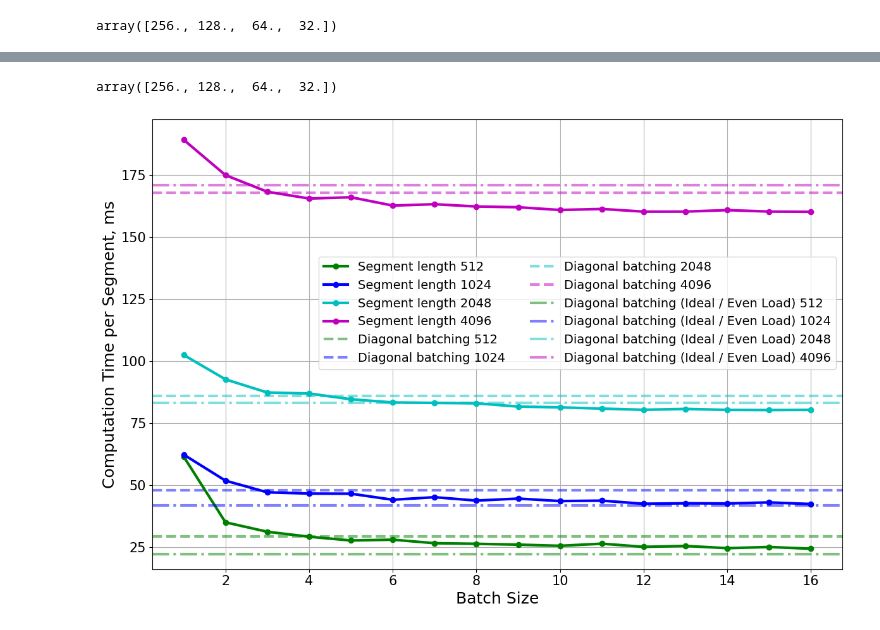
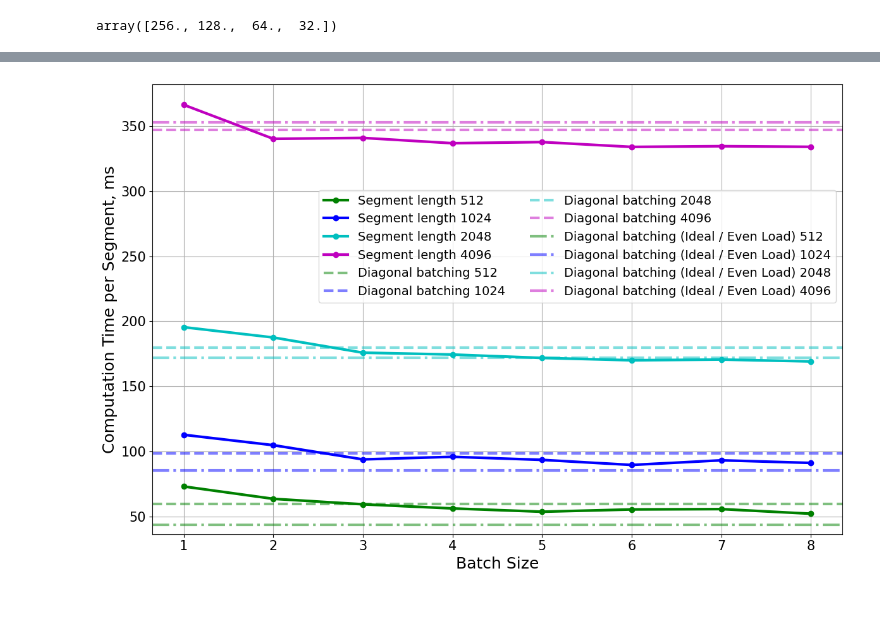
Before and after one commit to svtdanny/diagonal-batching, a Jupyter notebook: paper_experiments/llamas_batch_scaling.ipynb, the cells around one changed output, grey strips where cells are left out. Saved outputs shown, nothing was run; the diff lists cells and outputs as text; code cells hidden in the pictures.

```diff
--- a/paper_experiments/llamas_batch_scaling.ipynb
+++ b/paper_experiments/llamas_batch_scaling.ipynb
@@ -281,3 +229,13 @@ llama_8b = np.array([
+# %%
+llama_160m_amortized = pd.DataFrame(np.array([4.45, 5.541667, 8.5833334, 15.333334]), index=seq_len, columns=["lower_bound_scaling_per_segment"])
+llama_1b_amortized = pd.DataFrame(np.array([10.5, 17.375, 31.6875, 64.3]), index=seq_len, columns=["lower_bound_scaling_per_segment"])
+llama_3b_amortized = pd.DataFrame(np.array([22.214286, 41.785714, 83.035714, 170.7142857]), index=seq_len, columns=["lower_bound_scaling_per_segment"])
+llama_8b_amortized = pd.DataFrame(np.array([43.4375, 85.208333,171.875, 353.125]), index=seq_len, columns=["lower_bound_scaling_per_segment"])
+
+# lower_bound = llama_160m_amortized
+# lower_bound = llama_1b_amortized
+# lower_bound = llama_3b_amortized
+lower_bound = llama_8b_amortized
 # %%
 num_segments
 # %% [output]
@@ -304,3 +242,0 @@ achieved_scaling_per_segment
-# %%
-achieved_scaling_per_segment = pd.DataFrame(np.array([-0, 25.99562/(3.37/0.855), -0, 26.36387/(0.855/0.537)]), index=seq_len, columns=["achieved_scaling_per_segment"])
-achieved_scaling_per_segment
@@ -313,3 +242,0 @@ achieved_scaling_per_segment
-# %%
-achieved_scaling_per_segment = pd.DataFrame(np.array([15.2, 5.69, -0, 26.36387/(0.855/0.537)]), index=seq_len, columns=["achieved_scaling_per_segment"])
-achieved_scaling_per_segment
@@ -322,16 +243,3 @@ achieved_scaling_per_segment
-# %%
-llama_160m_amortized = pd.DataFrame(np.array([4.45, 5.541667, 8.5833334, 15.333334]), index=seq_len, columns=["lower_bound_scaling_per_segment"])
-llama_1b_amortized = pd.DataFrame(np.array([10.5, 17.375, 31.6875, 64.3]), index=seq_len, columns=["lower_bound_scaling_per_segment"])
-llama_3b_amortized = pd.DataFrame(np.array([22.214286, 41.785714, 83.035714, 170.7142857]), index=seq_len, columns=["lower_bound_scaling_per_segment"])
-llama_8b_amortized = pd.DataFrame(np.array([43.4375, 85.208333,171.875, 353.125]), index=seq_len, columns=["lower_bound_scaling_per_segment"])
-
-# lower_bound = llama_160m_amortized
-# lower_bound = llama_1b_amortized
-lower_bound = llama_3b_amortized
-# %%
-num_segments
-# %% [output]
-array([256., 128.,  64.,  32.])
 # %%
 import matplotlib.pyplot as plt
 
@@ -360,39 +268,34 @@ for i, dim in enumerate(seq_len):
 # Add horizontal lines for achieved scaling per segment values
 for i, dim in enumerate(seq_len):
     scaling_value = achieved_scaling_per_segment.loc[dim, 'achieved_scaling_per_segment']
     if scaling_value == 0:
         continue
     plt.axhline(y=scaling_value, color=colors[i], linestyle='--',
                 alpha=0.5, label=f'Diagonal batching {dim}', linewidth=3) # {scaling_value:.6f}
 
 # Add horizontal lines for achieved scaling per segment values
 for i, dim in enumerate(seq_len):
     scaling_value = lower_bound.loc[dim, 'lower_bound_scaling_per_segment']
     if scaling_value == 0:
         continue
     plt.axhline(y=scaling_value, color=colors[i], linestyle='-.',
                 alpha=0.5, label=f'Diagonal batching (Ideal / Even Load) {dim}', linewidth=3)
 
 
 
 
 plt.xlabel('Batch Size', fontsize=18)
 plt.ylabel('Computation Time per Segment, ms', fontsize=18)
 # plt.title('Computation Time per Sample vs Batch Size for Different Hidden Dimensions')
-plt.legend(loc='center right', bbox_to_anchor=(1.0, 0.57), fontsize=14, ncol=2)
-# plt.legend(loc='center right', bbox_to_anchor=(1.0, 0.64), fontsize=14, ncol=2)
+# plt.legend(loc='center right', bbox_to_anchor=(1.0, 0.57), fontsize=14, ncol=2)
+plt.legend(loc='center right', bbox_to_anchor=(1.0, 0.64), fontsize=14, ncol=2)
 # plt.legend(loc='upper right', fontsize=15, ncol=2)
 plt.grid(True)
-# plt.xscale('log', base=2)  # Using log scale for x-axis since batch sizes typically vary exponentially
-# plt.yscale('log', base=2)  # Using log scale for y-axis to better visualize the scaling behavior
-
-# Add horizontal line at y=1 for reference
-# plt.axhline(y=1, color='r', linestyle='--', alpha=0.3)
 
 plt.gca().tick_params(axis='both', which='major', labelsize=15)
 
 plt.tight_layout()
-plt.savefig('/home/jovyan/sivtsov/armt/paper_pdfs/llama_3b_batch_vs_grouped_batching.pdf', bbox_inches='tight')
+plt.savefig(f'{HOME_DIR}/paper_pdfs/llama_8b_batch_vs_grouped_batching.pdf', bbox_inches='tight')
 plt.show()
 # %% [output]
-[figure, old version]
+[figure, new version]
```
Also changed, not shown: parts of 23 cells of this notebook, 1 other file.
